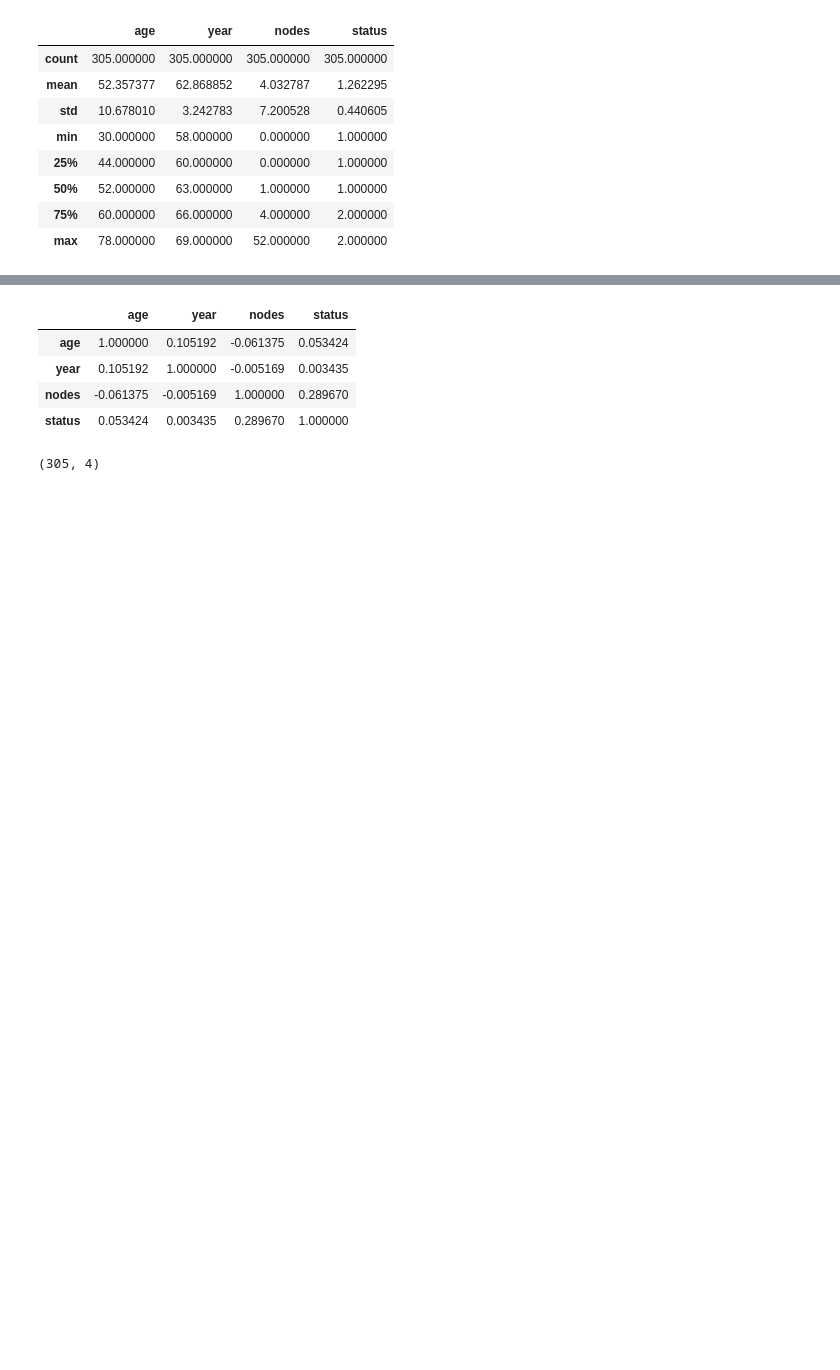
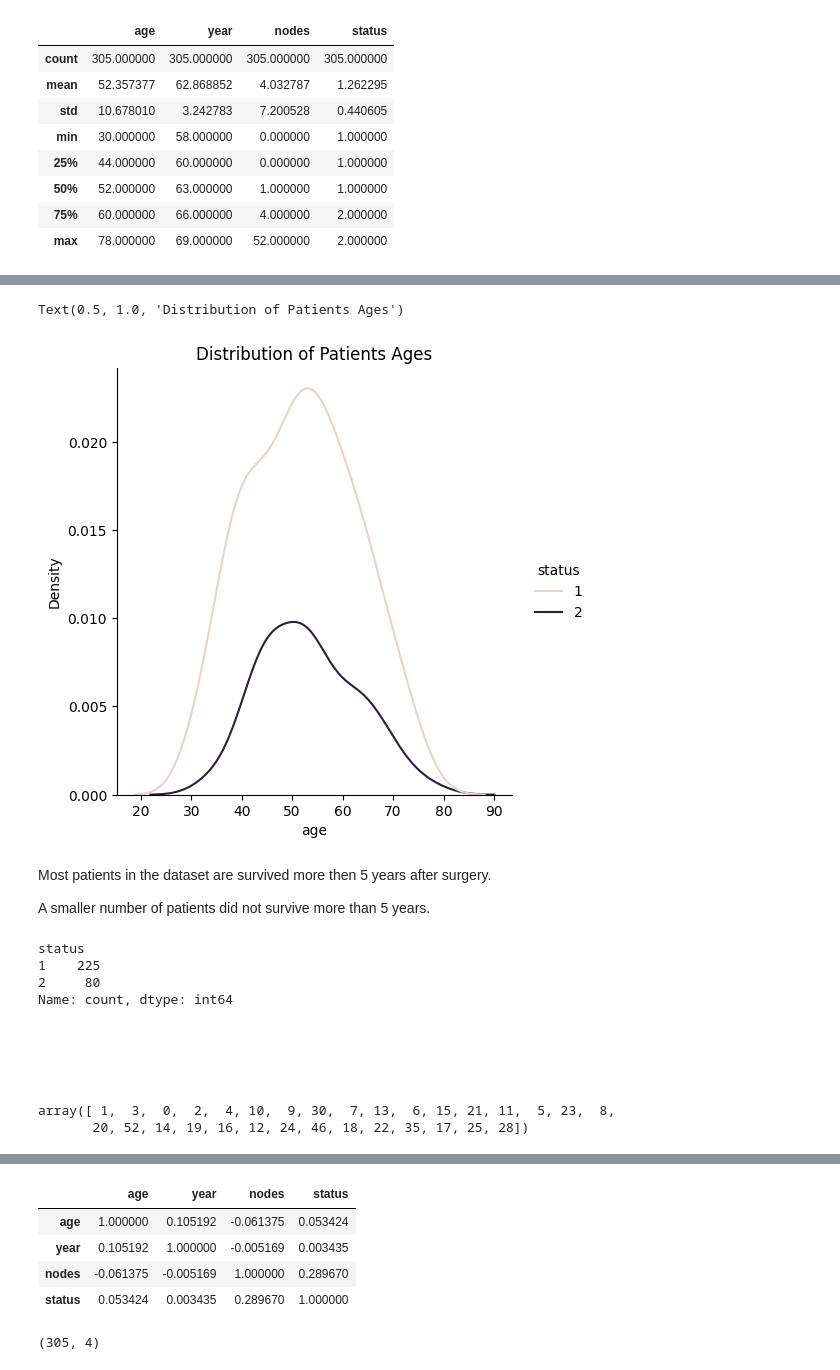
Before and after one commit to Wasima230Sultana/Haberman-analysis, a Jupyter notebook: habermanData.ipynb, the cells around one changed output, grey strips where cells are left out. Drawn from its saved outputs; the diff is of its cells as text; code cells hidden in the pictures; blank space fills up the shorter version.

```diff
--- a/habermanData.ipynb
+++ b/habermanData.ipynb
@@ -65,0 +94,24 @@ df.describe()
+# %%
+sns.displot(x="age",hue="status",kind="kde",data=df)
+plt.title("Distribution of Patients Ages by survival status")
+# %% [output]
+Text(0.5, 1.0, 'Distribution of Patients Ages')
+[figure, added]
+# %% [markdown]
+<p>Most patients in the dataset are survived more then 5 years after surgery.</p>
+<p>A smaller number of patients did not survive more than 5 years.</p>
+# %%
+df['status'].value_counts()
+# %% [output]
+status
+1    225
+2     80
+Name: count, dtype: int64
+# %% [markdown]
+<p style="color:white">After surgery 225 patients survived more than 5 years.</p>
+<p style="color:white">Around 80 patients did not survive more than 5 years.</p>
+# %%
+df['nodes'].unique()
+# %% [output]
+array([ 1,  3,  0,  2,  4, 10,  9, 30,  7, 13,  6, 15, 21, 11,  5, 23,  8,
+       20, 52, 14, 19, 16, 12, 24, 46, 18, 22, 35, 17, 25, 28])
```
Also changed, not shown: parts of 14 cells of this notebook.
